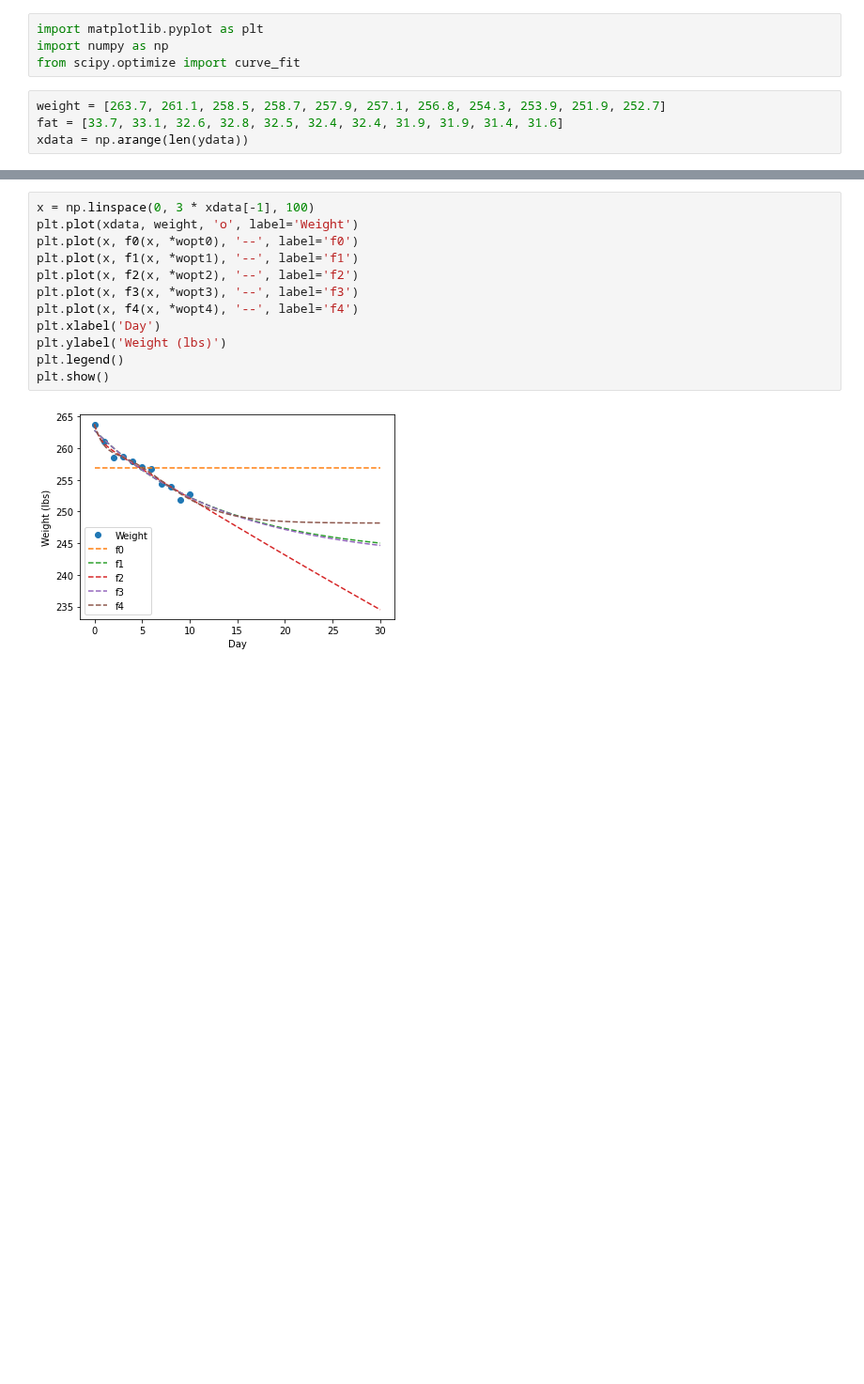
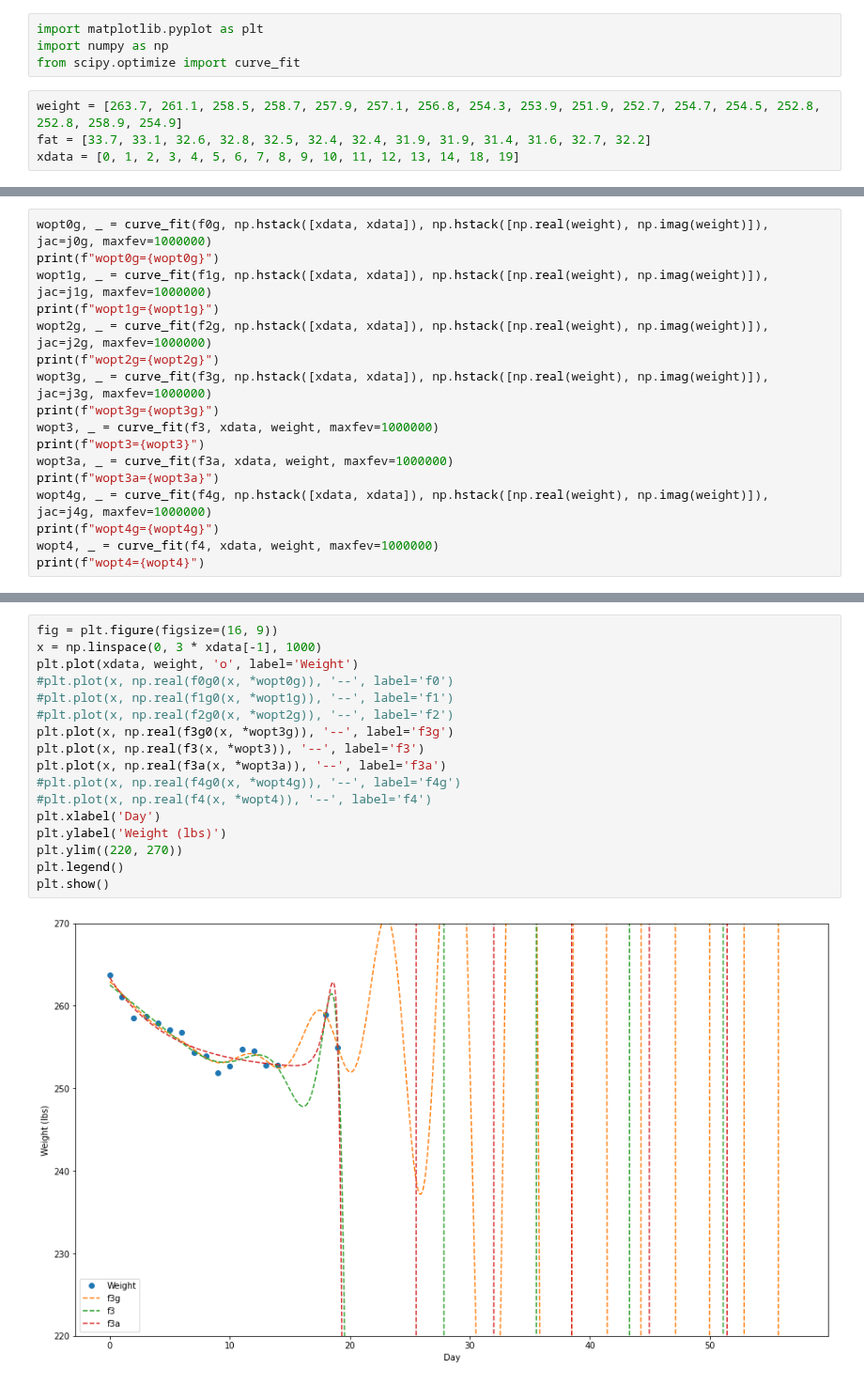
Before and after one commit to watsona4/jupyter_notebooks, a Jupyter notebook: Weight Curve Fits.ipynb, the cells around one changed output, grey strips where cells are left out. Shown at 94% size. Cells and saved outputs as stored; diff of their text form; blank space fills up the shorter version.

Commit message:
updated weight fits

```diff
--- a/Weight Curve Fits.ipynb
+++ b/Weight Curve Fits.ipynb
@@ -3,6 +3,6 @@ import matplotlib.pyplot as plt
 import numpy as np
 from scipy.optimize import curve_fit
 # %%
-weight = [263.7, 261.1, 258.5, 258.7, 257.9, 257.1, 256.8, 254.3, 253.9, 251.9, 252.7]
-fat = [33.7, 33.1, 32.6, 32.8, 32.5, 32.4, 32.4, 31.9, 31.9, 31.4, 31.6]
-xdata = np.arange(len(ydata))
+weight = [263.7, 261.1, 258.5, 258.7, 257.9, 257.1, 256.8, 254.3, 253.9, 251.9, 252.7, 254.7, 254.5, 252.8, 252.8, 258.9, 254.9]
+fat = [33.7, 33.1, 32.6, 32.8, 32.5, 32.4, 32.4, 31.9, 31.9, 31.4, 31.6, 32.7, 32.2]
+xdata = [0, 1, 2, 3, 4, 5, 6, 7, 8, 9, 10, 11, 12, 13, 14, 18, 19]
@@ -67,0 +110,17 @@ wopt4, _ = curve_fit(f4, xdata, weight, bounds=b4, jac=j4, maxfev=1000000)
+# %%
+wopt0g, _ = curve_fit(f0g, np.hstack([xdata, xdata]), np.hstack([np.real(weight), np.imag(weight)]), jac=j0g, maxfev=1000000)
+print(f"wopt0g={wopt0g}")
+wopt1g, _ = curve_fit(f1g, np.hstack([xdata, xdata]), np.hstack([np.real(weight), np.imag(weight)]), jac=j1g, maxfev=1000000)
+print(f"wopt1g={wopt1g}")
+wopt2g, _ = curve_fit(f2g, np.hstack([xdata, xdata]), np.hstack([np.real(weight), np.imag(weight)]), jac=j2g, maxfev=1000000)
+print(f"wopt2g={wopt2g}")
+wopt3g, _ = curve_fit(f3g, np.hstack([xdata, xdata]), np.hstack([np.real(weight), np.imag(weight)]), jac=j3g, maxfev=1000000)
+print(f"wopt3g={wopt3g}")
+wopt3, _ = curve_fit(f3, xdata, weight, maxfev=1000000)
+print(f"wopt3={wopt3}")
+wopt3a, _ = curve_fit(f3a, xdata, weight, maxfev=1000000)
+print(f"wopt3a={wopt3a}")
+wopt4g, _ = curve_fit(f4g, np.hstack([xdata, xdata]), np.hstack([np.real(weight), np.imag(weight)]), jac=j4g, maxfev=1000000)
+print(f"wopt4g={wopt4g}")
+wopt4, _ = curve_fit(f4, xdata, weight, maxfev=1000000)
+print(f"wopt4={wopt4}")
@@ -68,14 +151,19 @@ wopt4, _ = curve_fit(f4, xdata, weight, bounds=b4, jac=j4, maxfev=1000000)
 # %%
-x = np.linspace(0, 3 * xdata[-1], 100)
+fig = plt.figure(figsize=(16, 9))
+x = np.linspace(0, 3 * xdata[-1], 1000)
 plt.plot(xdata, weight, 'o', label='Weight')
-plt.plot(x, f0(x, *wopt0), '--', label='f0')
-plt.plot(x, f1(x, *wopt1), '--', label='f1')
-plt.plot(x, f2(x, *wopt2), '--', label='f2')
-plt.plot(x, f3(x, *wopt3), '--', label='f3')
-plt.plot(x, f4(x, *wopt4), '--', label='f4')
+#plt.plot(x, np.real(f0g0(x, *wopt0g)), '--', label='f0')
+#plt.plot(x, np.real(f1g0(x, *wopt1g)), '--', label='f1')
+#plt.plot(x, np.real(f2g0(x, *wopt2g)), '--', label='f2')
+plt.plot(x, np.real(f3g0(x, *wopt3g)), '--', label='f3g')
+plt.plot(x, np.real(f3(x, *wopt3)), '--', label='f3')
+plt.plot(x, np.real(f3a(x, *wopt3a)), '--', label='f3a')
+#plt.plot(x, np.real(f4g0(x, *wopt4g)), '--', label='f4g')
+#plt.plot(x, np.real(f4(x, *wopt4)), '--', label='f4')
 plt.xlabel('Day')
 plt.ylabel('Weight (lbs)')
+plt.ylim((220, 270))
 plt.legend()
 plt.show()
 # %% [output]
-[figure, old version]
+[figure, new version]
```
Also changed, not shown: parts of 9 cells of this notebook.
